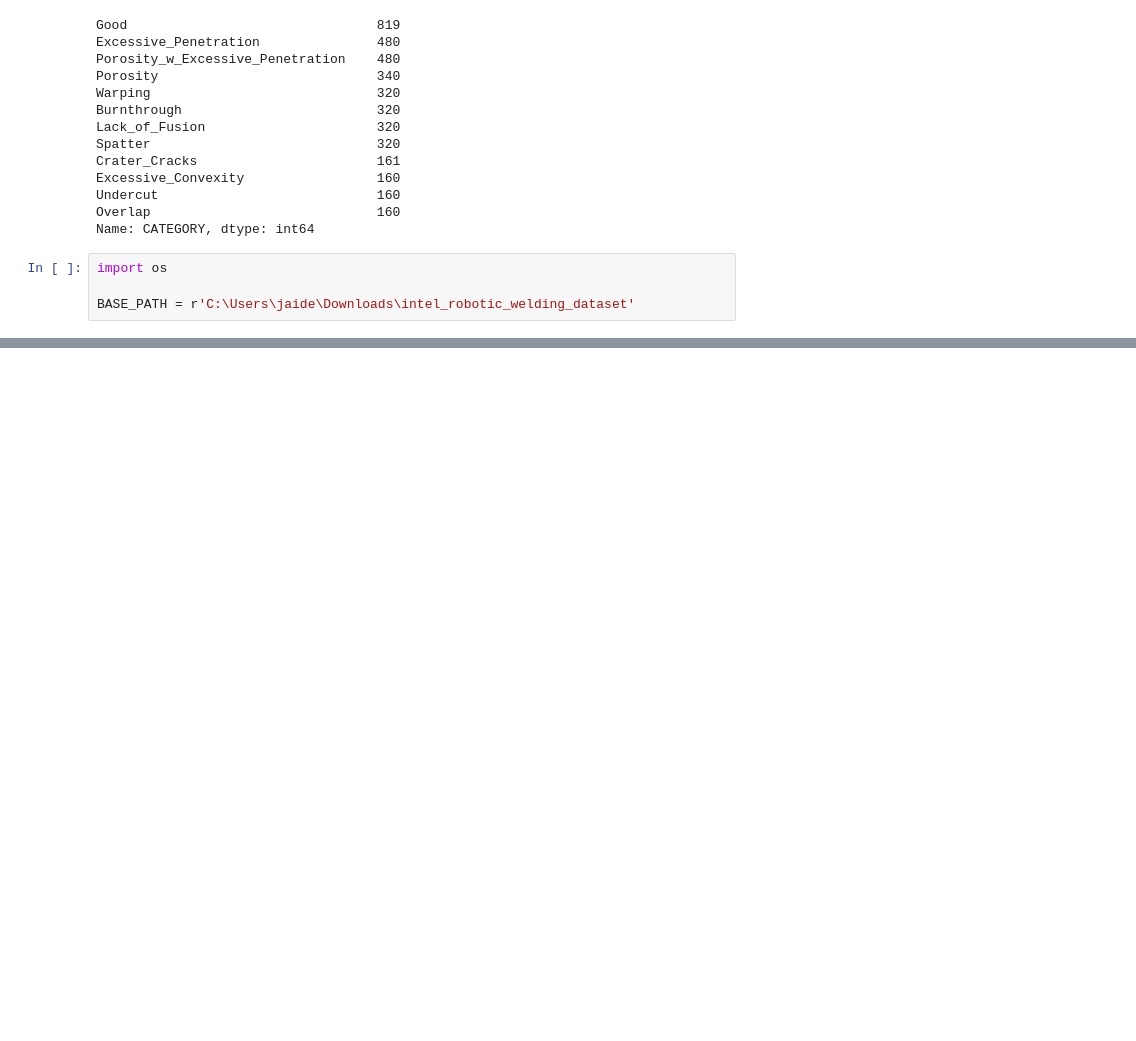
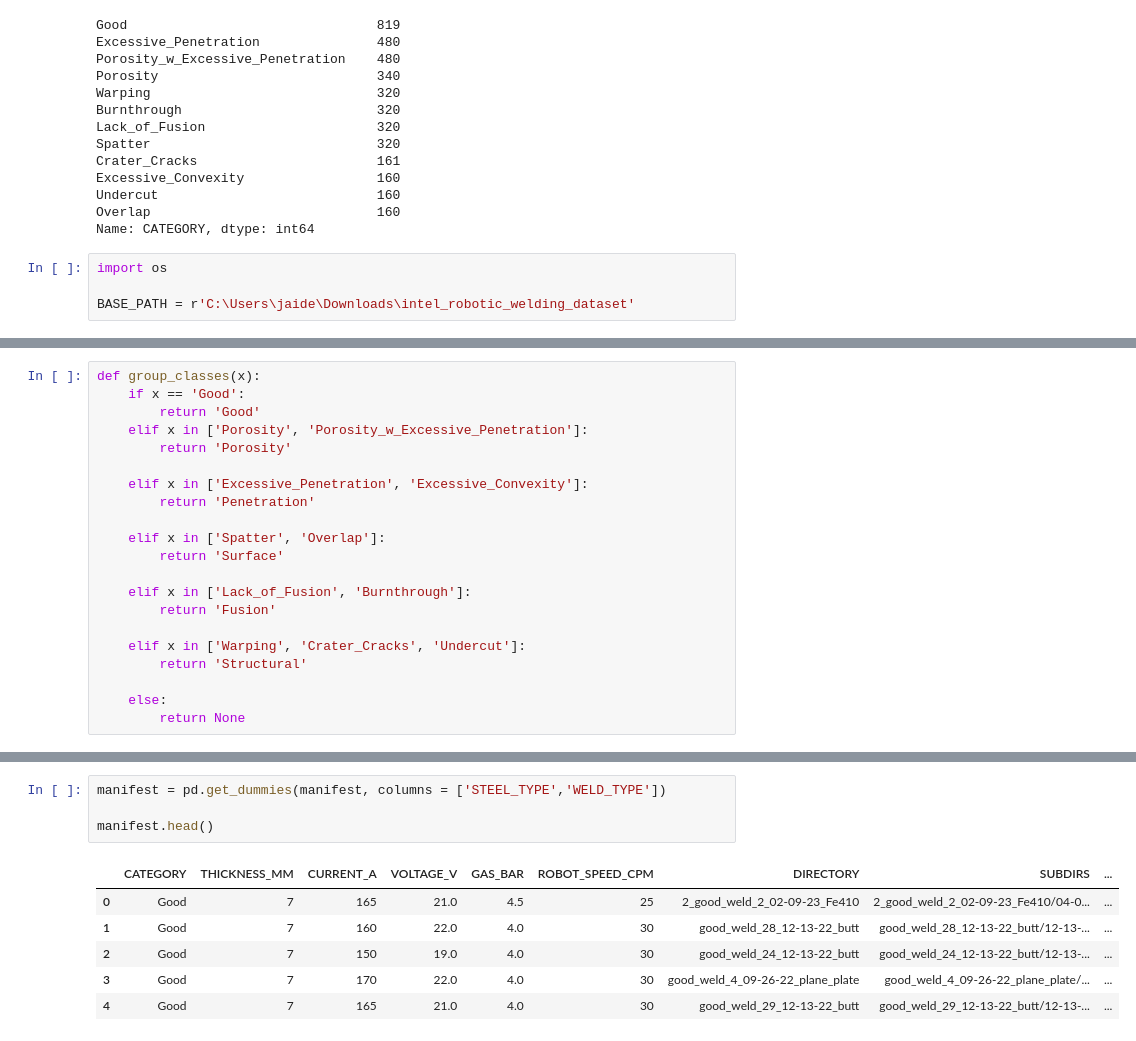
Before and after one commit to jai-rog/Multimodal-Weld-Quality-Prediction-using-Sensor-Time-Series-Vision, a Jupyter notebook: UG.ipynb, the cells around one changed output, grey strips where cells are left out. Cells and saved outputs as stored; diff of their text form; blank space fills up the shorter version.

```diff
--- a/UG.ipynb
+++ b/UG.ipynb
@@ -53,0 +68,21 @@ BASE_PATH = r'C:\Users\jaide\Downloads\intel_robotic_welding_dataset'
+# %%
+def group_classes(x):
+    if x == 'Good':
+        return 'Good'
+    elif x in ['Porosity', 'Porosity_w_Excessive_Penetration']:
+        return 'Porosity'
+
+    elif x in ['Excessive_Penetration', 'Excessive_Convexity']:
+        return 'Penetration'
+
+    elif x in ['Spatter', 'Overlap']:
+        return 'Surface'
+
+    elif x in ['Lack_of_Fusion', 'Burnthrough']:
+        return 'Fusion'
+
+    elif x in ['Warping', 'Crater_Cracks', 'Undercut']:
+        return 'Structural'
+
+    else:
+        return None
@@ -53,0 +123,11 @@ BASE_PATH = r'C:\Users\jaide\Downloads\intel_robotic_welding_dataset'
+# %%
+manifest = pd.get_dummies(manifest, columns = ['STEEL_TYPE','WELD_TYPE'])
+
+manifest.head()
+# %% [output]
+|  | CATEGORY | THICKNESS_MM | CURRENT_A | VOLTAGE_V | GAS_BAR | ROBOT_SPEED_CPM | DIRECTORY | SUBDIRS | ... |
+| 0 | Good | 7 | 165 | 21.0 | 4.5 | 25 | 2_good_weld_2_02-09-23_Fe410 | 2_good_weld_2_02-09-23_Fe410/04-0... | ... |
+| 1 | Good | 7 | 160 | 22.0 | 4.0 | 30 | good_weld_28_12-13-22_butt | good_weld_28_12-13-22_butt/12-13-... | ... |
+| 2 | Good | 7 | 150 | 19.0 | 4.0 | 30 | good_weld_24_12-13-22_butt | good_weld_24_12-13-22_butt/12-13-... | ... |
+| 3 | Good | 7 | 170 | 22.0 | 4.0 | 30 | good_weld_4_09-26-22_plane_plate | good_weld_4_09-26-22_plane_plate/... | ... |
+| 4 | Good | 7 | 165 | 21.0 | 4.0 | 30 | good_weld_29_12-13-22_butt | good_weld_29_12-13-22_butt/12-13-... | ... |
```
Also changed, not shown: parts of 19 cells of this notebook, 1 other file.
